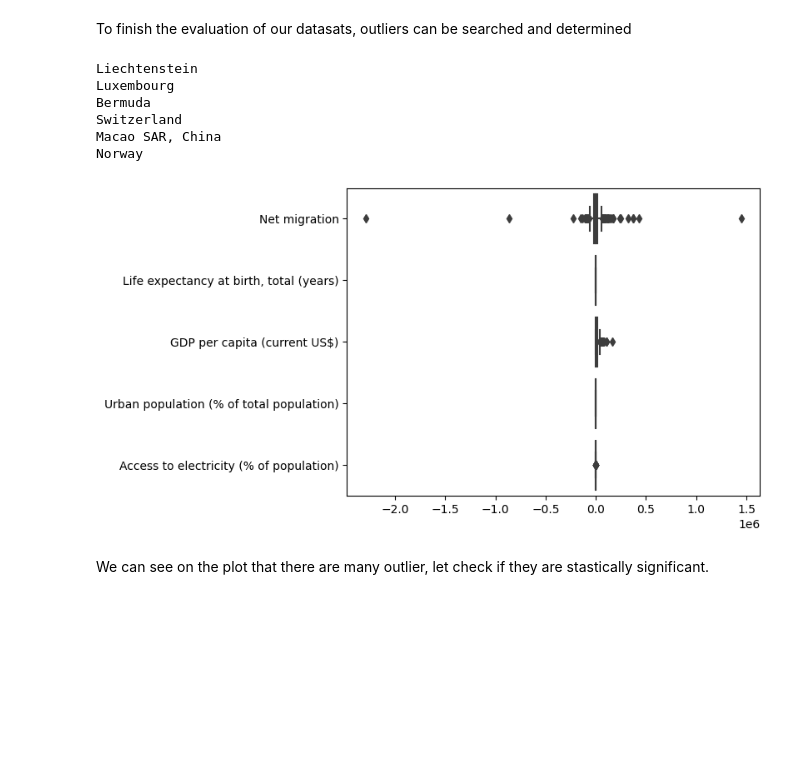
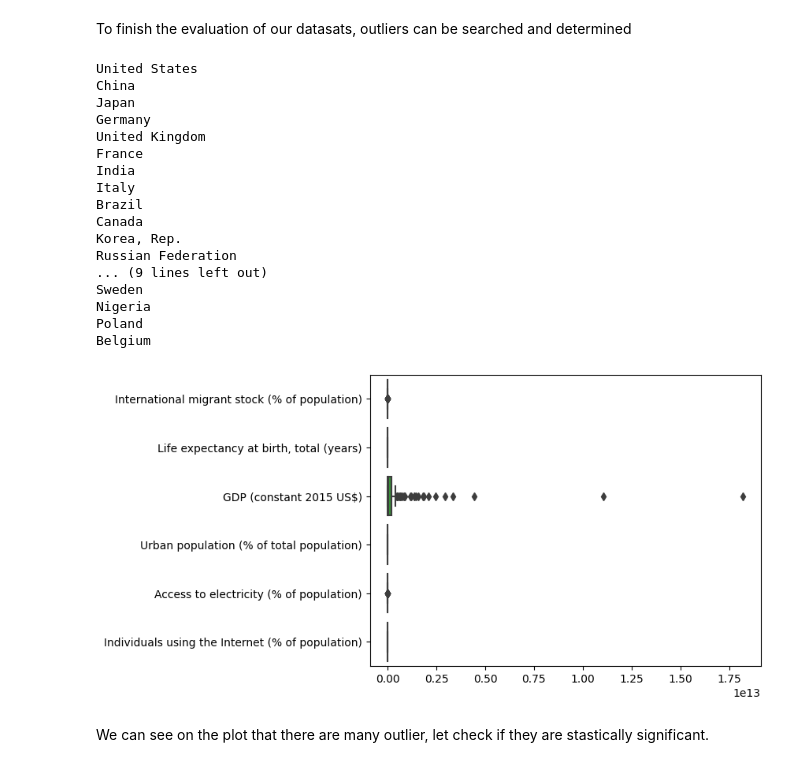
Before and after one commit to f2ire/IA_project, a Jupyter notebook: report1.ipynb, the cells around one changed output. Cells and saved outputs as stored; diff of their text form; code cells hidden in the pictures; blank space fills up the shorter version.

```diff
--- a/report1.ipynb
+++ b/report1.ipynb
@@ -144,18 +152,29 @@ dm.export_clean_data(n_df,"normalized_clean_dataframe.csv")
 To finish the evaluation of our datasats, outliers can be searched and determined
 # %%
 seaborn.boxplot(data=df_without_corr_series, orient = "h")
-vals = grubbs.max_test_indices(np.array(df_without_corr_series["GDP per capita (current US$)"]), alpha=0.05);vals
+vals = grubbs.max_test_indices(np.array(df_without_corr_series["GDP (constant 2015 US$)"]), alpha=0.05);vals
 for i in vals:
     print(df_without_corr_series.iloc[i].name)
 # seaborn.boxplot(data=n_df, orient = "h")
 # %% [output]
-Liechtenstein
-Luxembourg
-Bermuda
-Switzerland
-Macao SAR, China
-Norway
+United States
+China
+Japan
+Germany
+United Kingdom
+France
+India
+Italy
+Brazil
+Canada
+Korea, Rep.
+Russian Federation
+... (9 lines left out)
+Sweden
+Nigeria
+Poland
+Belgium
-[figure, old version]
+[figure, new version]
 # %% [markdown]
 We can see on the plot that there are many outlier, let check if they are stastically significant.
 # %%
```
Also changed, not shown: parts of 11 cells of this notebook, 3 other files.
